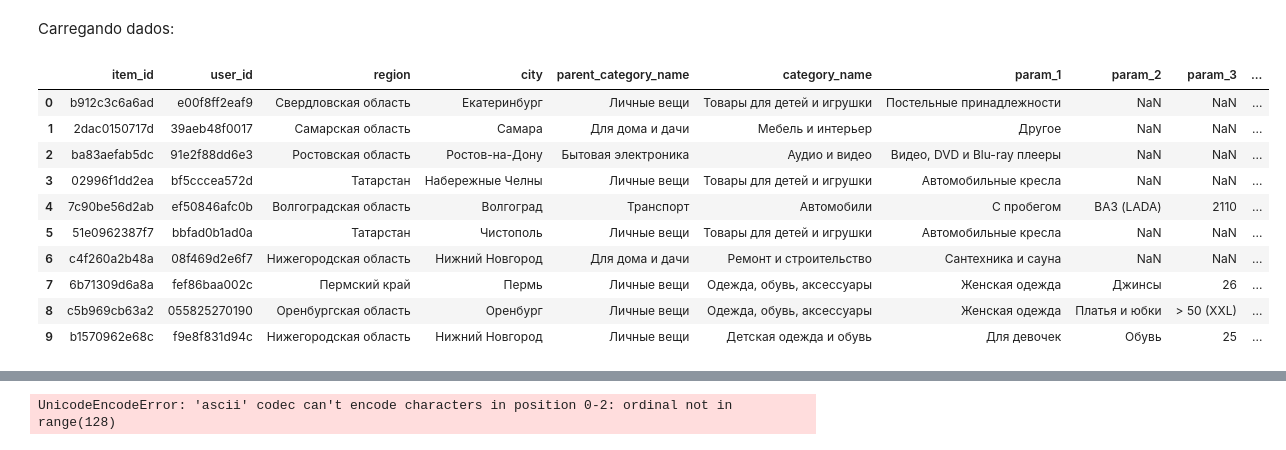
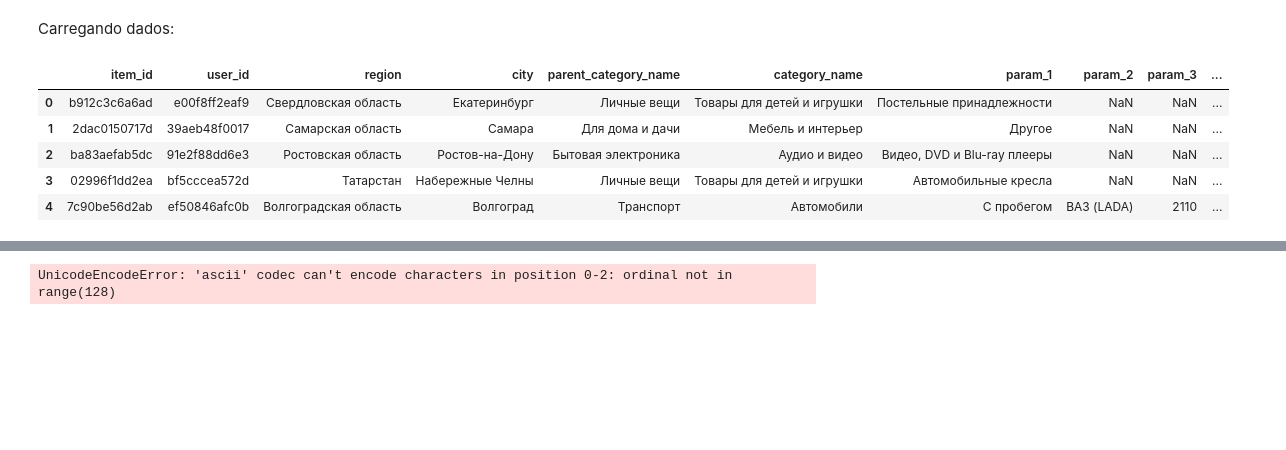
Before and after one commit to RafaelFK/avito_challenge, a Jupyter notebook: Avito Challenge Report.ipynb, the cells around one changed output, grey strips where cells are left out. Saved outputs shown, nothing was run; the diff lists cells and outputs as text; code cells hidden in the pictures; blank space fills up the shorter version.

```diff
--- a/Avito Challenge Report.ipynb
+++ b/Avito Challenge Report.ipynb
@@ -79,19 +108,14 @@ df_train = pd.read_csv(
     converters=converters
 )
 # %%
-df_train.head(10)
+df_train.head()
 # %% [output]
 |  | item_id | user_id | region | city | parent_category_name | category_name | param_1 | param_2 | param_3 | ... |
 | 0 | b912c3c6a6ad | e00f8ff2eaf9 | Свердловская область | Екатеринбург | Личные вещи | Товары для детей и игрушки | Постельные принадлежности | NaN | NaN | ... |
 | 1 | 2dac0150717d | 39aeb48f0017 | Самарская область | Самара | Для дома и дачи | Мебель и интерьер | Другое | NaN | NaN | ... |
 | 2 | ba83aefab5dc | 91e2f88dd6e3 | Ростовская область | Ростов-на-Дону | Бытовая электроника | Аудио и видео | Видео, DVD и Blu-ray плееры | NaN | NaN | ... |
 | 3 | 02996f1dd2ea | bf5cccea572d | Татарстан | Набережные Челны | Личные вещи | Товары для детей и игрушки | Автомобильные кресла | NaN | NaN | ... |
 | 4 | 7c90be56d2ab | ef50846afc0b | Волгоградская область | Волгоград | Транспорт | Автомобили | С пробегом | ВАЗ (LADA) | 2110 | ... |
-| 5 | 51e0962387f7 | bbfad0b1ad0a | Татарстан | Чистополь | Личные вещи | Товары для детей и игрушки | Автомобильные кресла | NaN | NaN | ... |
-| 6 | c4f260a2b48a | 08f469d2e6f7 | Нижегородская область | Нижний Новгород | Для дома и дачи | Ремонт и строительство | Сантехника и сауна | NaN | NaN | ... |
-| 7 | 6b71309d6a8a | fef86baa002c | Пермский край | Пермь | Личные вещи | Одежда, обувь, аксессуары | Женская одежда | Джинсы | 26 | ... |
-| 8 | c5b969cb63a2 | 055825270190 | Оренбургская область | Оренбург | Личные вещи | Одежда, обувь, аксессуары | Женская одежда | Платья и юбки | > 50 (XXL) | ... |
-| 9 | b1570962e68c | f9e8f831d94c | Нижегородская область | Нижний Новгород | Личные вещи | Детская одежда и обувь | Для девочек | Обувь | 25 | ... |
 # %%
 X_train, y_train = df_train[df_train.columns.difference(['deal_probability'])], df_train[['deal_probability']]
 # %%
```
Also changed, not shown: parts of 36 cells of this notebook.
